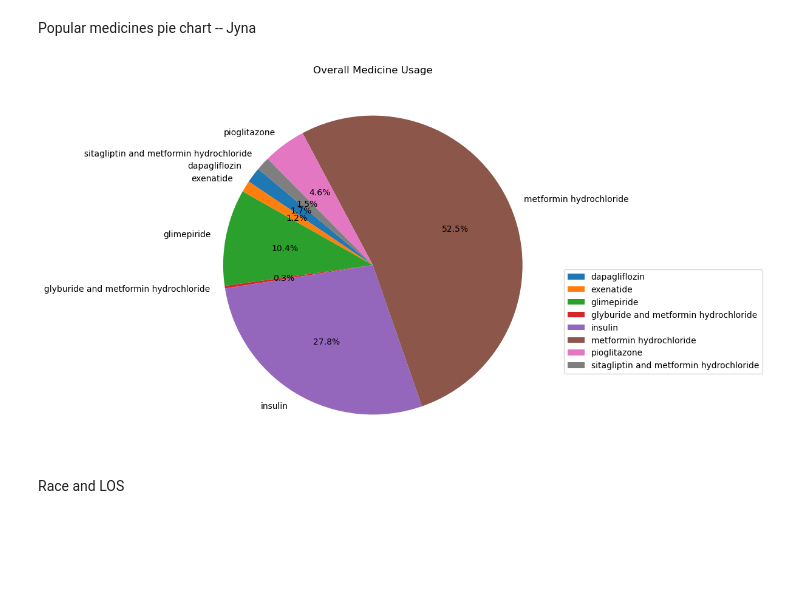
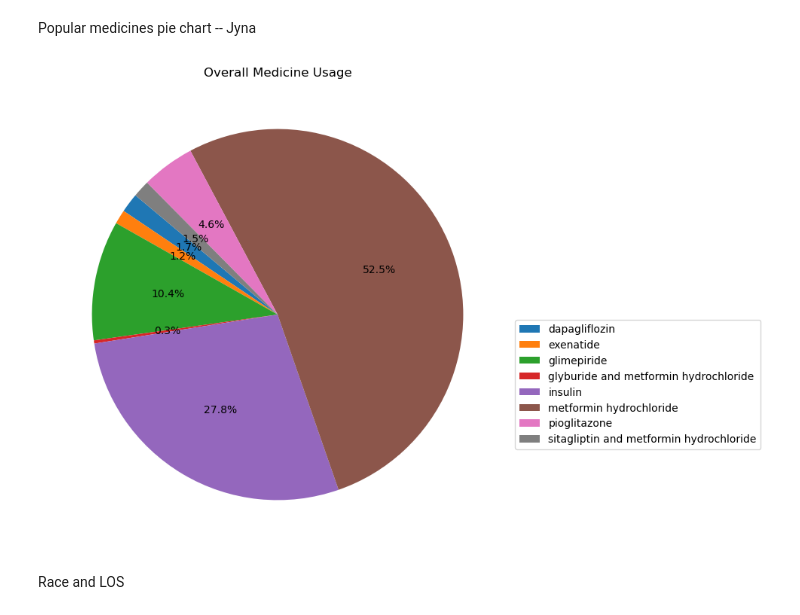
Before and after one commit to HarrietKumah/info2950-final-project, a Jupyter notebook: Phase IV.ipynb, the cells around one changed output. Saved outputs shown, nothing was run; the diff lists cells and outputs as text; code cells hidden in the pictures; blank space fills up the shorter version.

```diff
--- a/Phase IV.ipynb
+++ b/Phase IV.ipynb
@@ -167,22 +167,32 @@ plt.xticks(rotation = 90)
 # %% [markdown]
 Popular medicines pie chart -- Jyna
 # %%
-medicine_columns = medication_df.columns[2:]
+medicines = medication_df.columns[2:]
 
-medicine_usage = medication_df[medicine_columns].sum()
-colors = plt.cm.viridis(range(len(medicine_usage)))
+# medicine_usage = medication_df[medicine_columns].sum()
+# colors = plt.cm.viridis(range(len(medicine_usage)))
 
-plt.figure(figsize=(8, 8))
-plt.pie(medicine_usage, labels=medicine_usage.index, autopct='%1.1f%%', startangle=140)
+#plt.figure(figsize=(8, 8))
+# plt.pie(medicine_usage, labels=medicine_usage.index, autopct='%1.1f%%', startangle=140)
+
+
+# plt.title('Overall Medicine Usage')
+
+# plt.legend(medicine_usage.index, loc='upper left', bbox_to_anchor=(1, 0.5))
+
+# plt.show()
+
+meds = medication_df[medicines].sum()
+
+labels = medication_df.columns[2:]
+plt.pie(meds, autopct='%1.1f%%', startangle=140)
 
 
 plt.title('Overall Medicine Usage')
-
-plt.legend(medicine_usage.index, loc='upper left', bbox_to_anchor=(1, 0.5))
-
+plt.legend(meds.index, bbox_to_anchor=(1, 0.5))
 plt.show()
 # %% [output]
-[figure, old version]
+[figure, new version]
 # %% [markdown]
 Race and LOS
 # %% [markdown]
```
Also changed, not shown: parts of 15 cells of this notebook.
